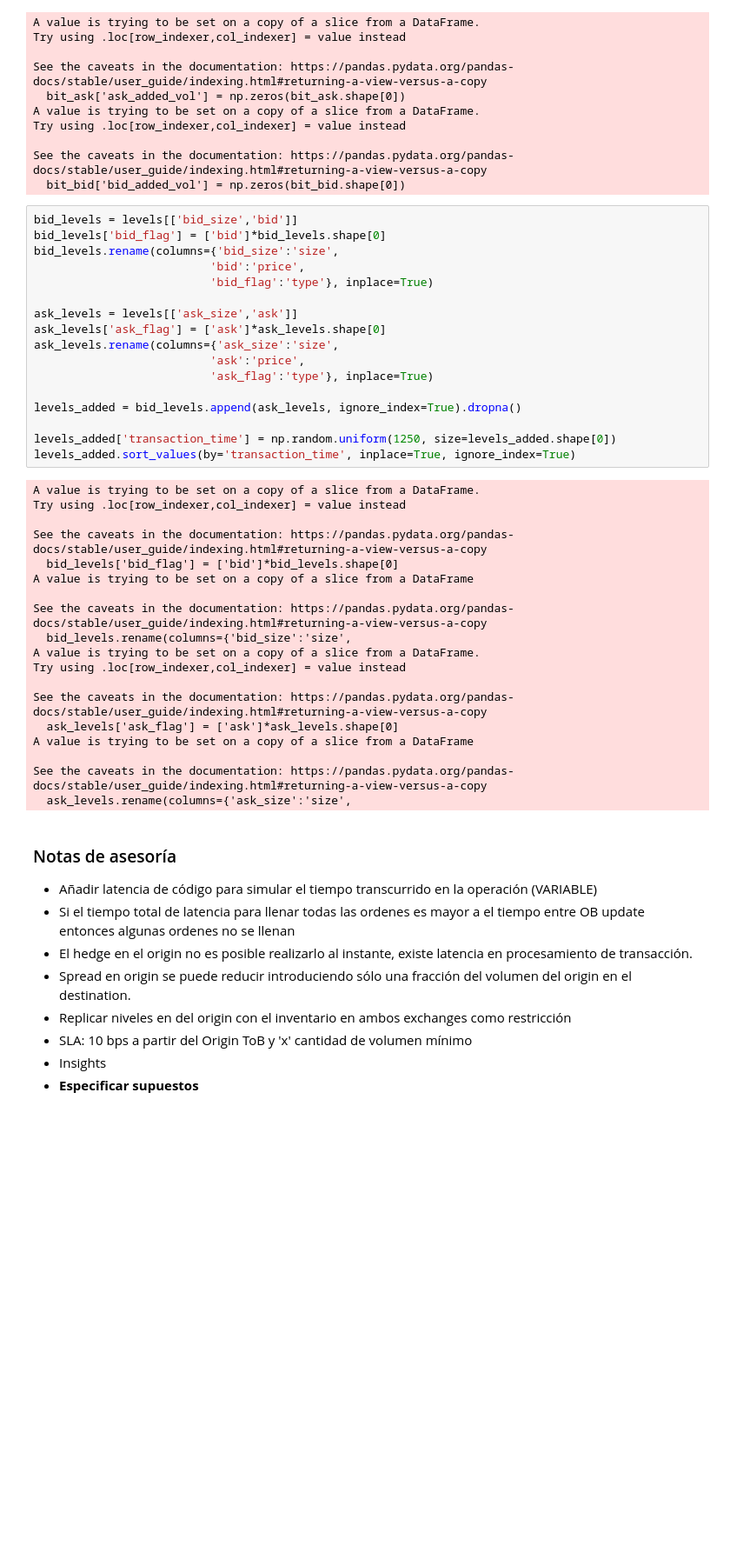
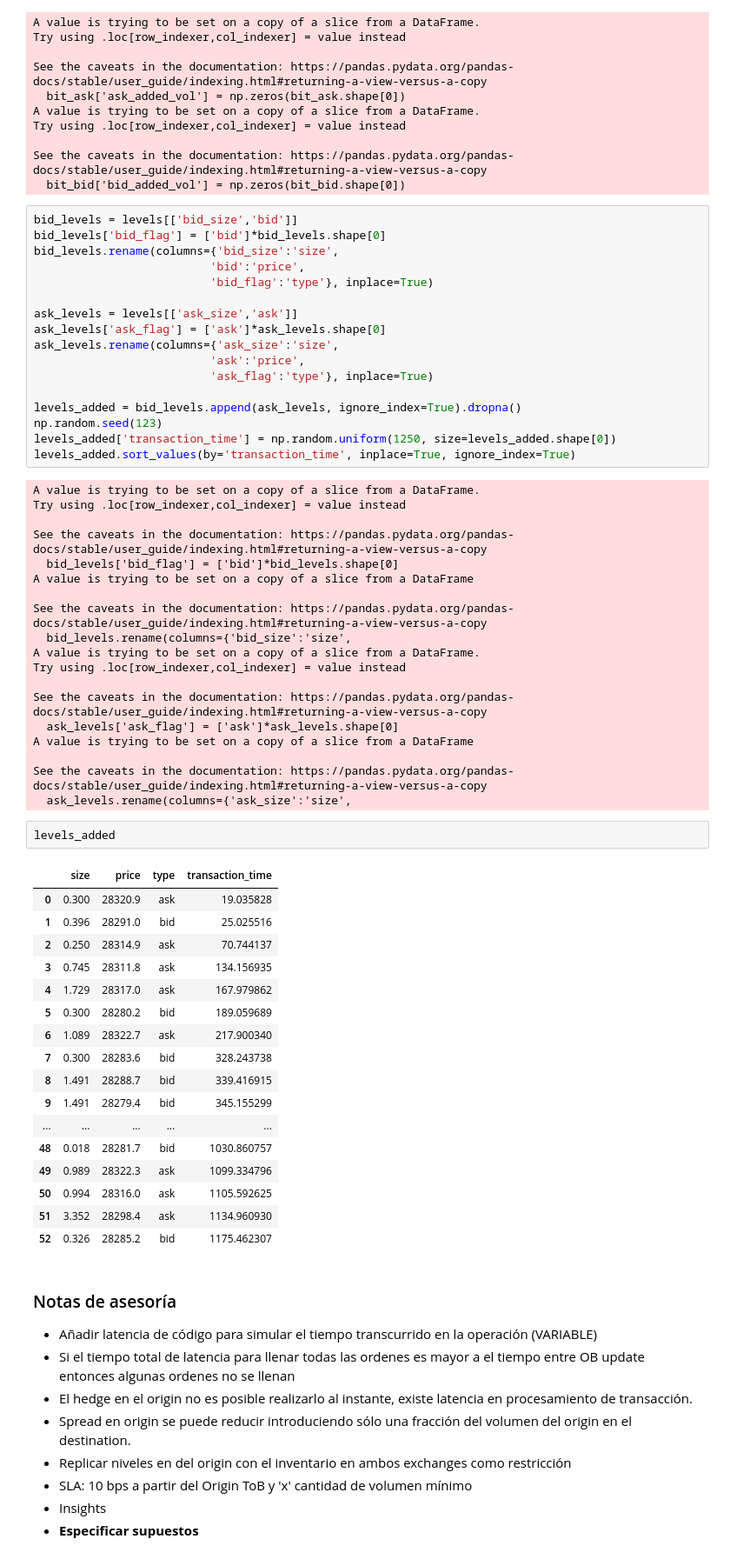
Before and after one commit to AndresLaresBarragan/MyST_XEMM, a Jupyter notebook: working_session.ipynb, the cells around one changed output. Shown at 87% size. Saved outputs shown, nothing was run; the diff lists cells and outputs as text; blank space fills up the shorter version.

```diff
--- a/working_session.ipynb
+++ b/working_session.ipynb
@@ -157,7 +153,7 @@ ask_levels.rename(columns={'ask_size':'size',
                           'ask_flag':'type'}, inplace=True)
 
 levels_added = bid_levels.append(ask_levels, ignore_index=True).dropna()
-
+np.random.seed(123)
 levels_added['transaction_time'] = np.random.uniform(1250, size=levels_added.shape[0])
 levels_added.sort_values(by='transaction_time', inplace=True, ignore_index=True)
 # %% [output]
@@ -179,6 +175,26 @@ A value is trying to be set on a copy of a slice from a DataFrame
 
 See the caveats in the documentation: https://pandas.pydata.org/pandas-docs/stable/user_guide/indexing.html#returning-a-view-versus-a-copy
   ask_levels.rename(columns={'ask_size':'size',
+# %%
+levels_added
+# %% [output]
+|  | size | price | type | transaction_time |
+| 0 | 0.300 | 28320.9 | ask | 19.035828 |
+| 1 | 0.396 | 28291.0 | bid | 25.025516 |
+| 2 | 0.250 | 28314.9 | ask | 70.744137 |
+| 3 | 0.745 | 28311.8 | ask | 134.156935 |
+| 4 | 1.729 | 28317.0 | ask | 167.979862 |
+| 5 | 0.300 | 28280.2 | bid | 189.059689 |
+| 6 | 1.089 | 28322.7 | ask | 217.900340 |
+| 7 | 0.300 | 28283.6 | bid | 328.243738 |
+| 8 | 1.491 | 28288.7 | bid | 339.416915 |
+| 9 | 1.491 | 28279.4 | bid | 345.155299 |
+| ... | ... | ... | ... | ... |
+| 48 | 0.018 | 28281.7 | bid | 1030.860757 |
+| 49 | 0.989 | 28322.3 | ask | 1099.334796 |
+| 50 | 0.994 | 28316.0 | ask | 1105.592625 |
+| 51 | 3.352 | 28298.4 | ask | 1134.960930 |
+| 52 | 0.326 | 28285.2 | bid | 1175.462307 |
 # %% [markdown]
 ### Notas de asesoría
 
```
Also changed, not shown: parts of 3 cells of this notebook, 2 other files.
